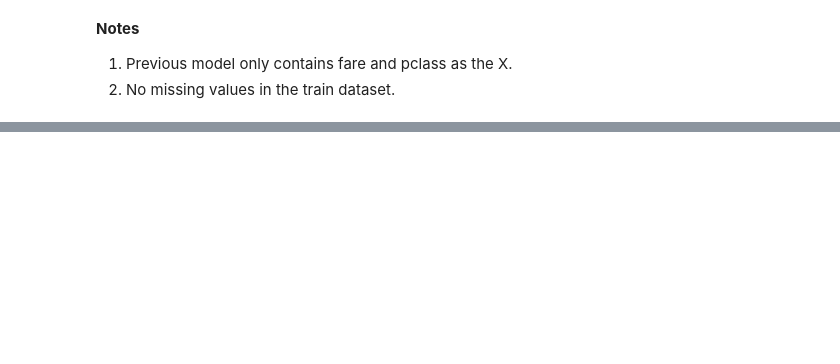
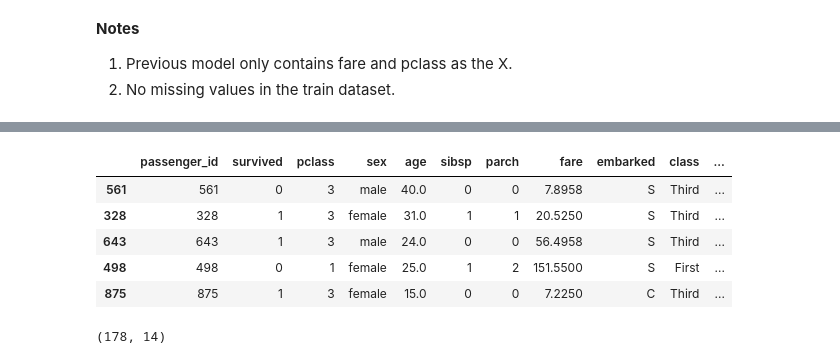
Before and after one commit to Yongliang-Shi/classification-exercises, a Jupyter notebook: model.ipynb, the cells around one changed output, grey strips where cells are left out. Saved outputs shown, nothing was run; the diff lists cells and outputs as text; code cells hidden in the pictures; blank space fills up the shorter version.

```diff
--- a/model.ipynb
+++ b/model.ipynb
@@ -234,0 +546,13 @@ weighted avg       0.71      0.72      0.70       497
+# %%
+test.head()
+# %% [output]
+|  | passenger_id | survived | pclass | sex | age | sibsp | parch | fare | embarked | class | ... |
+| 561 | 561 | 0 | 3 | male | 40.0 | 0 | 0 | 7.8958 | S | Third | ... |
+| 328 | 328 | 1 | 3 | female | 31.0 | 1 | 1 | 20.5250 | S | Third | ... |
+| 643 | 643 | 1 | 3 | male | 24.0 | 0 | 0 | 56.4958 | S | Third | ... |
+| 498 | 498 | 0 | 1 | female | 25.0 | 1 | 2 | 151.5500 | S | First | ... |
+| 875 | 875 | 1 | 3 | female | 15.0 | 0 | 0 | 7.2250 | C | Third | ... |
+# %%
+test.shape
+# %% [output]
+(178, 14)
```
Also changed, not shown: parts of 31 cells of this notebook.
